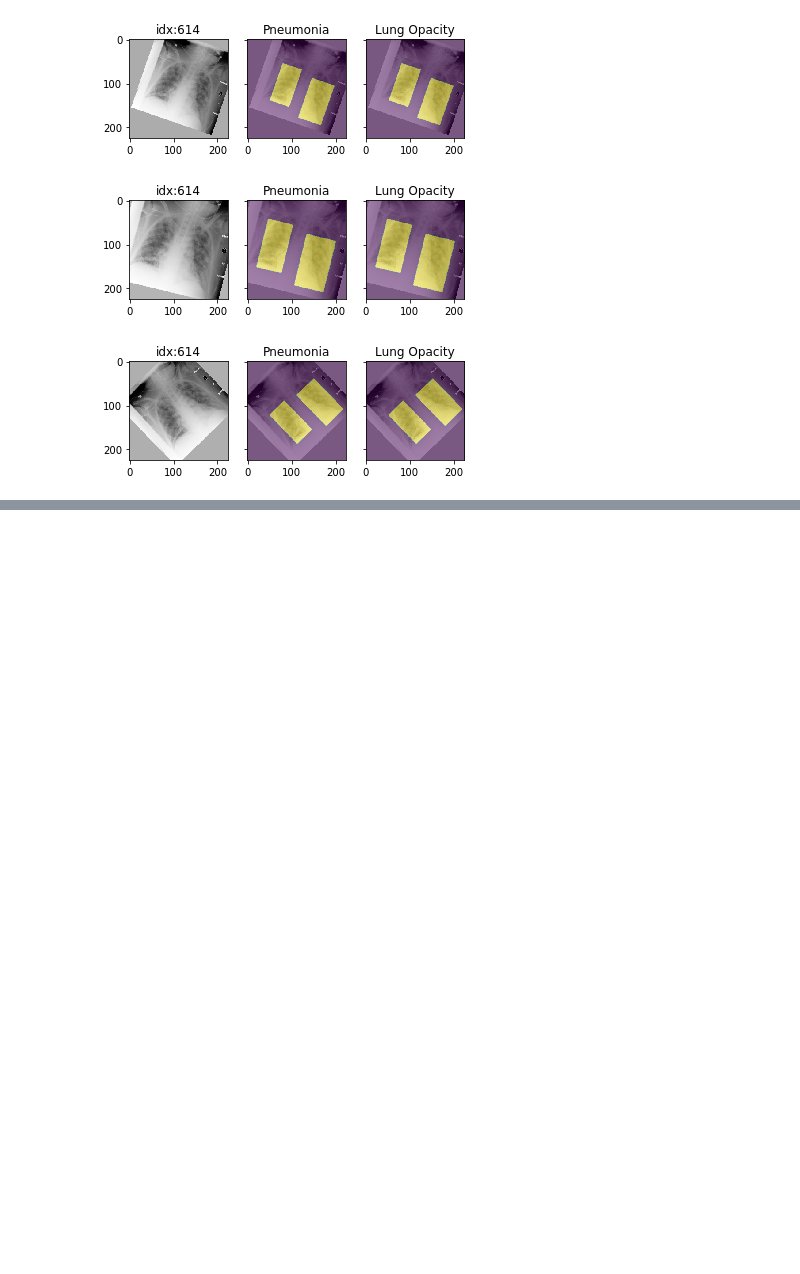
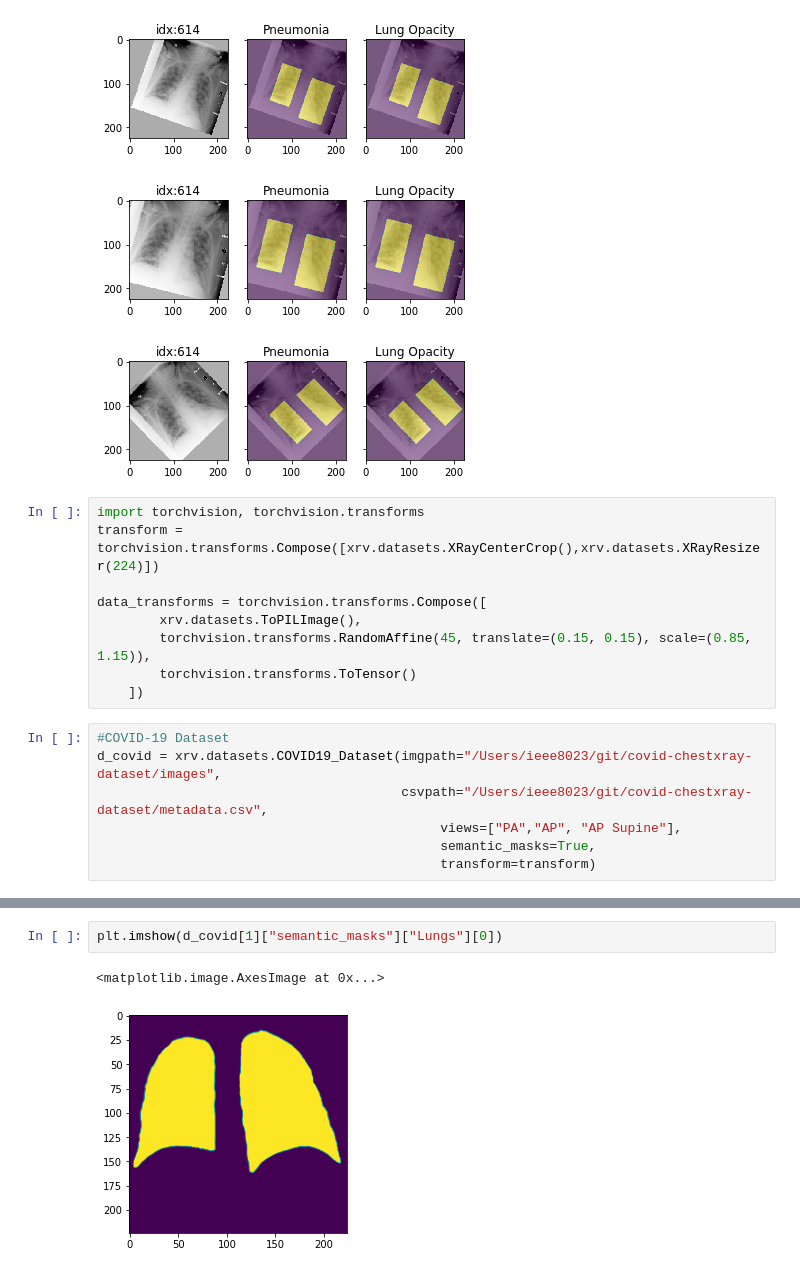
Before and after one commit to mlmed/torchxrayvision, a Jupyter notebook: scripts/xray_masks.ipynb, the cells around one changed output, grey strips where cells are left out. Cells and saved outputs as stored; diff of their text form; blank space fills up the shorter version.

Commit message:
add masks for covid

```diff
--- a/scripts/xray_masks.ipynb
+++ b/scripts/xray_masks.ipynb
@@ -185,3 +185,19 @@ for i in range(3):
 [figure]
 [figure]
 [figure]
+# %%
+import torchvision, torchvision.transforms
+transform = torchvision.transforms.Compose([xrv.datasets.XRayCenterCrop(),xrv.datasets.XRayResizer(224)])
+
+data_transforms = torchvision.transforms.Compose([
+        xrv.datasets.ToPILImage(),
+        torchvision.transforms.RandomAffine(45, translate=(0.15, 0.15), scale=(0.85, 1.15)),
+        torchvision.transforms.ToTensor()
+    ])
+# %%
+#COVID-19 Dataset
+d_covid = xrv.datasets.COVID19_Dataset(imgpath="/Users/ieee8023/git/covid-chestxray-dataset/images",
+                                       csvpath="/Users/ieee8023/git/covid-chestxray-dataset/metadata.csv",
+                                            views=["PA","AP", "AP Supine"],
+                                            semantic_masks=True,
+                                            transform=transform)
@@ -187,0 +234,5 @@ for i in range(3):
+# %%
+plt.imshow(d_covid[1]["semantic_masks"]["Lungs"][0])
+# %% [output]
+<matplotlib.image.AxesImage at 0x...>
+[figure, added]
```
Also changed, not shown: parts of 3 cells of this notebook, 2 other files.
